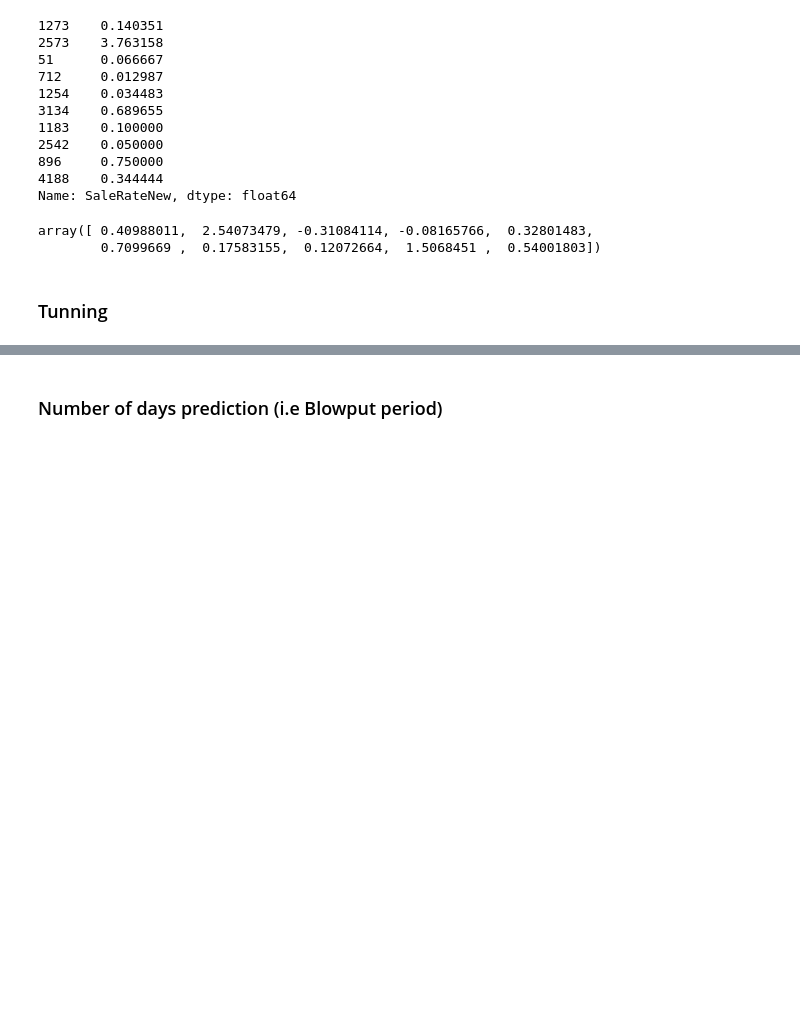
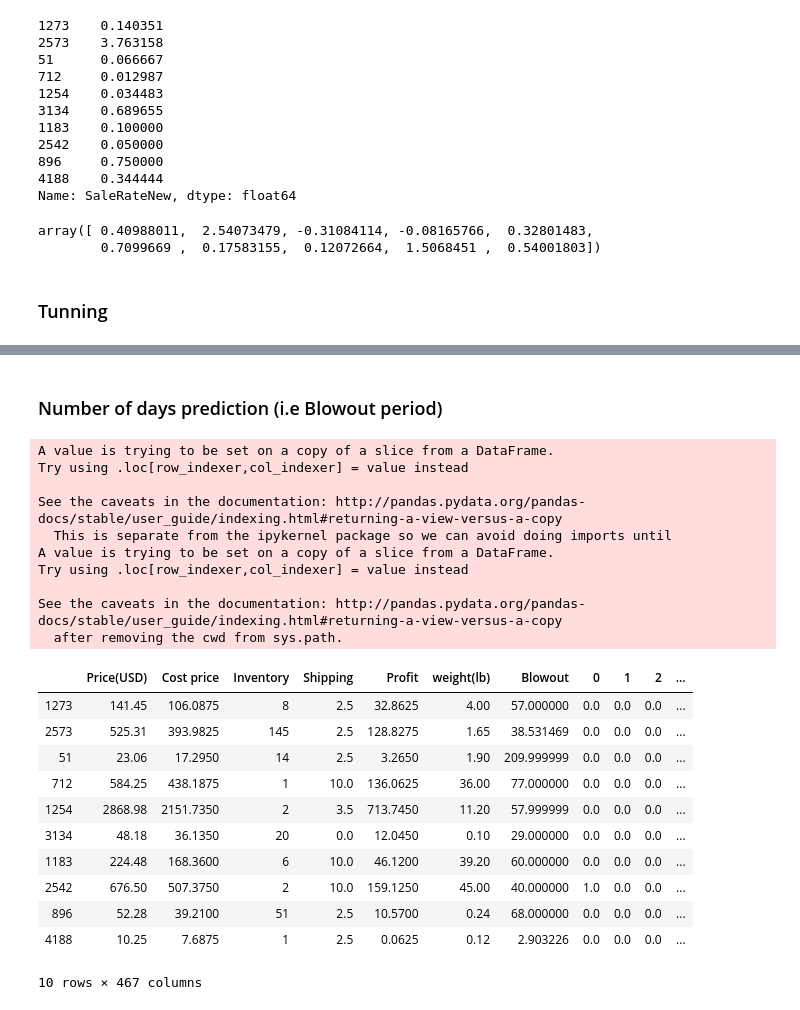
Before and after one commit to Shrikantsamarth/optimization-of-warehouses-by-implementation-of-machine-learning-methodologies, a Jupyter notebook: Thessis/Blowout Prediction (Model only).ipynb, the cells around one changed output, grey strips where cells are left out. Saved outputs shown, nothing was run; the diff lists cells and outputs as text; code cells hidden in the pictures; blank space fills up the shorter version.

```diff
--- a/Thessis/Blowout Prediction (Model only).ipynb
+++ b/Thessis/Blowout Prediction (Model only).ipynb
@@ -202,8 +267,31 @@ models2['GBM']
 # %% [markdown]
-### Number of days prediction (i.e Blowput period)
+### Number of days prediction (i.e Blowout period)
 # %%
 #blowout
-np.set_printoptions(formatter={'float_kind':float_formatter})
+#np.set_printoptions(formatter={'float_kind':float_formatter})
 X_test['y_pred'] = y_pred
 X_test['blowout_pred'] = pd.DataFrame({"Days" : X_test.Inventory / X_test['y_pred']})
 X_test.head(10)
+# %% [output]
+A value is trying to be set on a copy of a slice from a DataFrame.
+Try using .loc[row_indexer,col_indexer] = value instead
+
+See the caveats in the documentation: http://pandas.pydata.org/pandas-docs/stable/user_guide/indexing.html#returning-a-view-versus-a-copy
+  This is separate from the ipykernel package so we can avoid doing imports until
+A value is trying to be set on a copy of a slice from a DataFrame.
+Try using .loc[row_indexer,col_indexer] = value instead
+
+See the caveats in the documentation: http://pandas.pydata.org/pandas-docs/stable/user_guide/indexing.html#returning-a-view-versus-a-copy
+  after removing the cwd from sys.path.
+|  | Price(USD) | Cost price | Inventory | Shipping | Profit | weight(lb) | Blowout | 0 | 1 | 2 | ... |
+| 1273 | 141.45 | 106.0875 | 8 | 2.5 | 32.8625 | 4.00 | 57.000000 | 0.0 | 0.0 | 0.0 | ... |
+| 2573 | 525.31 | 393.9825 | 145 | 2.5 | 128.8275 | 1.65 | 38.531469 | 0.0 | 0.0 | 0.0 | ... |
+| 51 | 23.06 | 17.2950 | 14 | 2.5 | 3.2650 | 1.90 | 209.999999 | 0.0 | 0.0 | 0.0 | ... |
+| 712 | 584.25 | 438.1875 | 1 | 10.0 | 136.0625 | 36.00 | 77.000000 | 0.0 | 0.0 | 0.0 | ... |
+| 1254 | 2868.98 | 2151.7350 | 2 | 3.5 | 713.7450 | 11.20 | 57.999999 | 0.0 | 0.0 | 0.0 | ... |
+| 3134 | 48.18 | 36.1350 | 20 | 0.0 | 12.0450 | 0.10 | 29.000000 | 0.0 | 0.0 | 0.0 | ... |
+| 1183 | 224.48 | 168.3600 | 6 | 10.0 | 46.1200 | 39.20 | 60.000000 | 0.0 | 0.0 | 0.0 | ... |
+| 2542 | 676.50 | 507.3750 | 2 | 10.0 | 159.1250 | 45.00 | 40.000000 | 1.0 | 0.0 | 0.0 | ... |
+| 896 | 52.28 | 39.2100 | 51 | 2.5 | 10.5700 | 0.24 | 68.000000 | 0.0 | 0.0 | 0.0 | ... |
+| 4188 | 10.25 | 7.6875 | 1 | 2.5 | 0.0625 | 0.12 | 2.903226 | 0.0 | 0.0 | 0.0 | ... |
+10 rows × 467 columns
```
Also changed, not shown: parts of 7 cells of this notebook.
